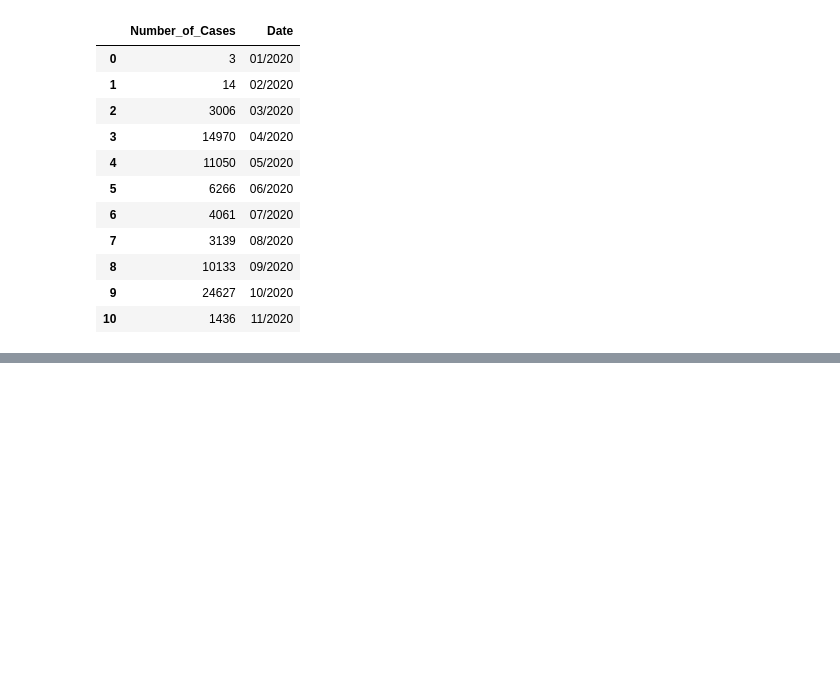
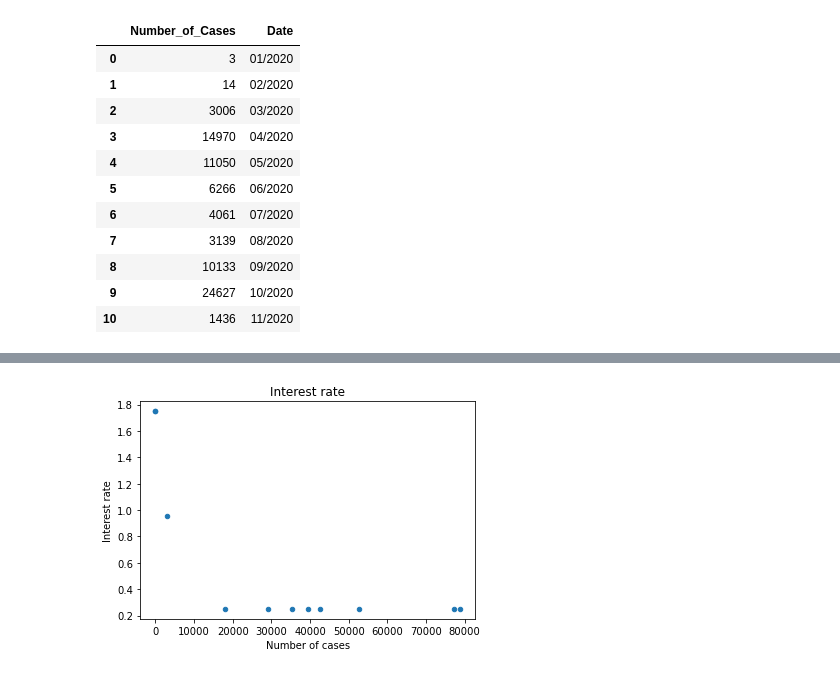
Before and after one commit to elubanska/GTA_real_estate_market, a Jupyter notebook: Scatter_plots.ipynb, the cells around one changed output, grey strips where cells are left out. Saved outputs shown, nothing was run; the diff lists cells and outputs as text; code cells hidden in the pictures; blank space fills up the shorter version.

```diff
--- a/Scatter_plots.ipynb
+++ b/Scatter_plots.ipynb
@@ -99,12 +104,14 @@ combine_df
 # %%
 #Covid cases vs. interest rate
 
-#combine_df.plot(kind="scatter",x="Number_of_Cases",y="Estimated variable mortgage rate")
-#title = "Number of cases vs Estimated variable mortgage rate"
-#plt.title(title)
-#plt.ylabel("Estimated variable mortgage rate")
-#plt.xlabel("Number of cases")
-#plt.show()
+combine_df.plot(kind="scatter",x="Number_of_Cases",y="Interest rate")
+title = "Interest rate"
+plt.title(title)
+plt.ylabel("Interest rate")
+plt.xlabel("Number of cases")
+plt.show()
+# %% [output]
+[figure, added]
 # %%
 #Covid cases vs. house sold
 
```
Also changed, not shown: parts of 8 cells of this notebook.
